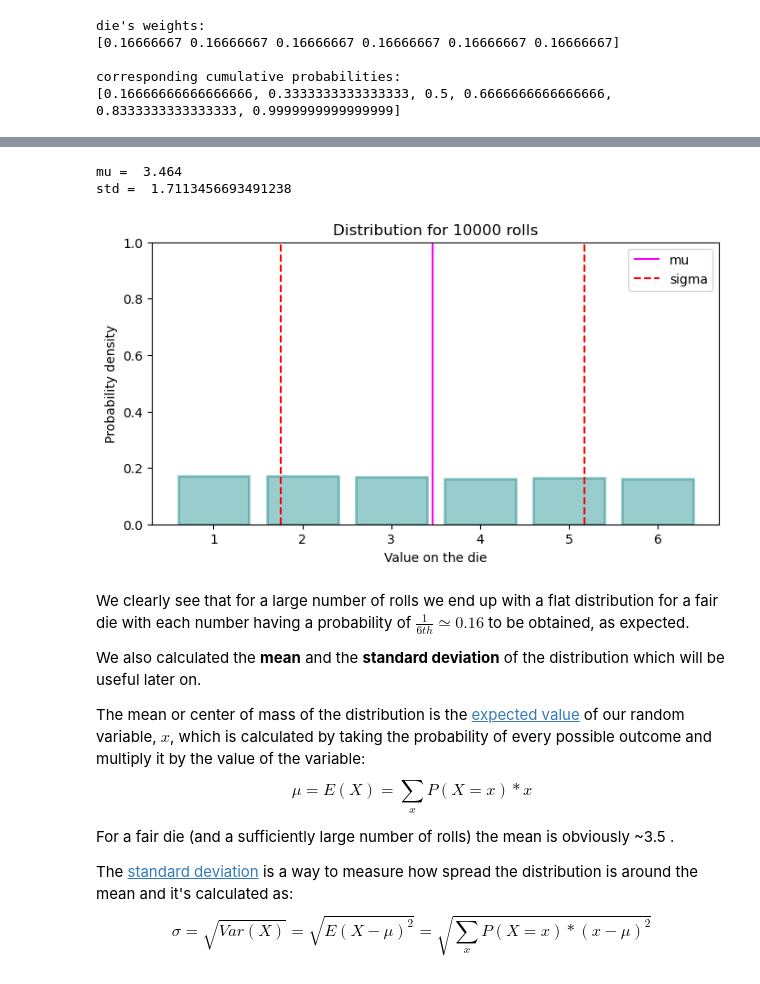
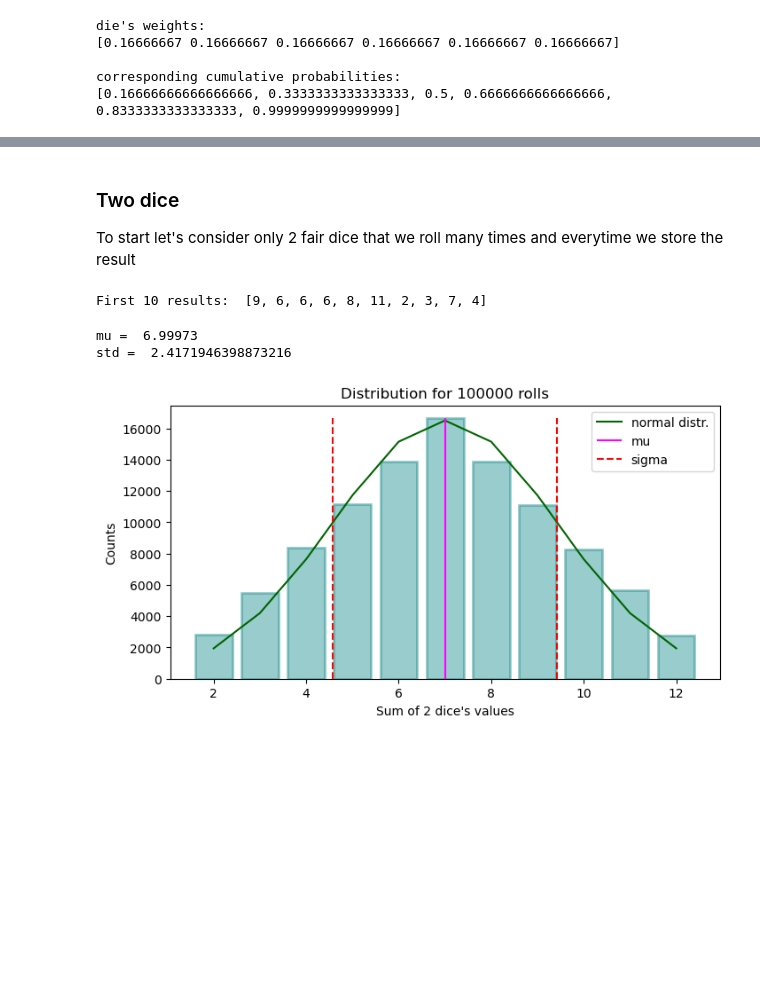
Before and after one commit to fratambot/CLT, a Jupyter notebook: notebooks/CLT.ipynb, the cells around one changed output, grey strips where cells are left out. Drawn from its saved outputs; the diff is of its cells as text; code cells hidden in the pictures; blank space fills up the shorter version.

```diff
--- a/notebooks/CLT.ipynb
+++ b/notebooks/CLT.ipynb
@@ -70,23 +97,17 @@ Results for the first 10 rolls:  [4, 1, 1, 4, 6, 1, 2, 4, 1, 5]
+# %% [markdown]
+### Two dice
+
+To start let's consider only 2 fair dice that we roll many times and everytime we store the result
+# %%
+# Let's roll 2 dice 100k times
+results = fair_die.roll(n_rolls=100000, n_dice=2)
+print(f"First 10 results: ", results[:10])
+# %% [output]
+First 10 results:  [9, 6, 6, 6, 8, 11, 2, 3, 7, 4]
 # %%
-# And plot the outcomes distribution
-mu, std = plot_rolls_distribution(results, density=True)
+# And plot the results distribution
+plot_dice_sum_distribution(results, n_dice=2, density=False)
 # %% [output]
-mu =  3.464
-std =  1.7113456693491238
+mu =  6.99973
+std =  2.4171946398873216
-[figure, old version]
+[figure, new version]
-# %% [markdown]
-We clearly see that for a large number of rolls we end up with a flat distribution for a fair die with each number having a probability of $\frac{1}{6th} \simeq 0.16$ to be obtained, as expected.
-
-We also calculated the **mean** and the **standard deviation** of the distribution which will be useful later on.
-
-The mean or center of mass of the distribution is the [expected value](https://en.wikipedia.org/wiki/Expected_value) of our random variable, $x$,  which is calculated by taking the probability of every possible outcome and multiply it by the value of the variable:
-$$
-\mu = E(X) = \sum_{x} P(X=x)*x
-$$
-
-For a fair die (and a sufficiently large number of rolls) the mean is obviously ~3.5 .
-
-The [standard deviation](https://en.wikipedia.org/wiki/Deviation_(statistics)) is a way to measure how spread the distribution is around the mean and it's calculated as:
-$$
-\sigma = \sqrt{Var(X)} = \sqrt{E(X-\mu)^2} = \sqrt{\sum_{x} P(X=x)*(x-\mu)^2}
-$$
```
Also changed, not shown: parts of 37 cells of this notebook, 3 other files.
